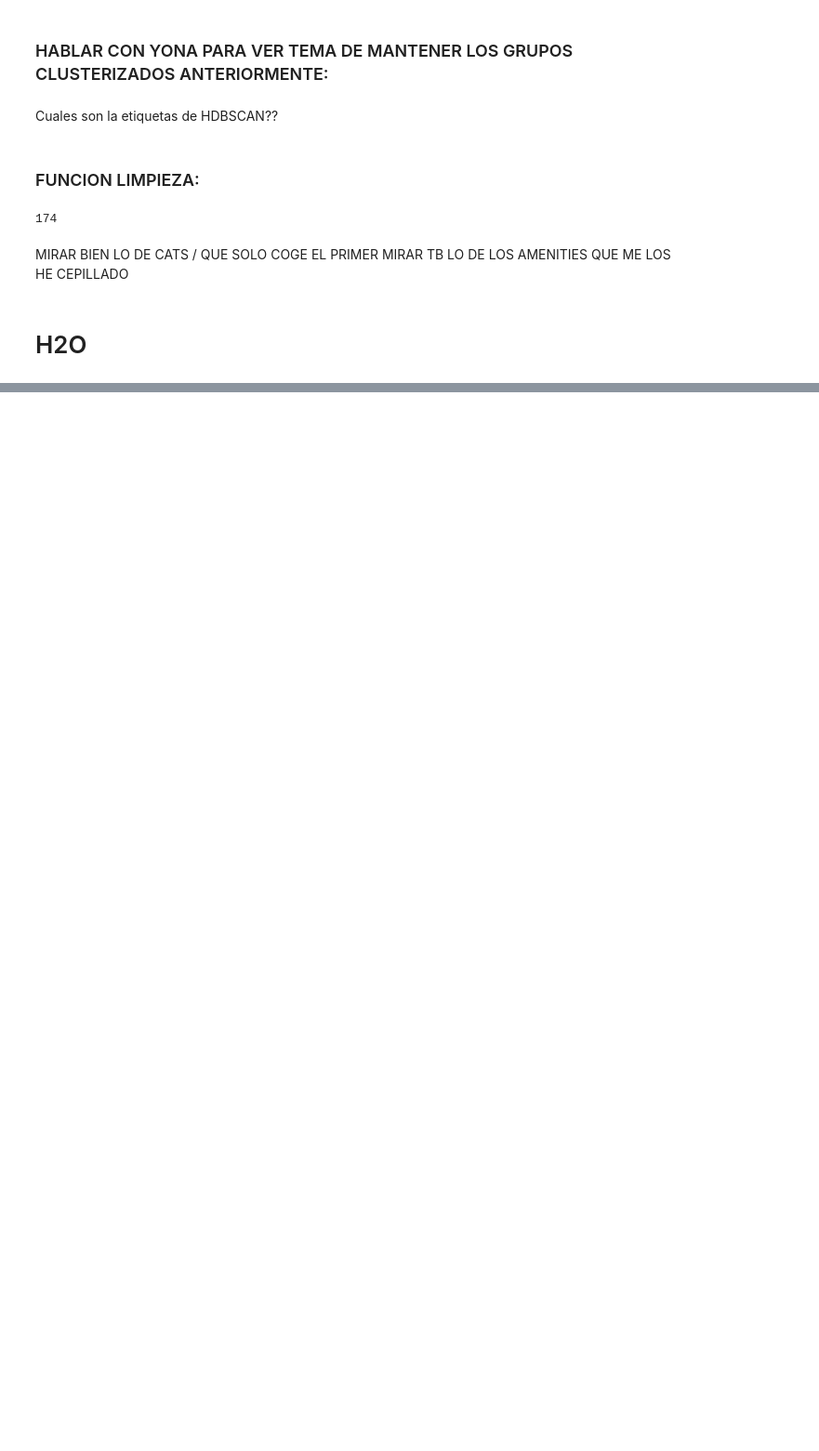
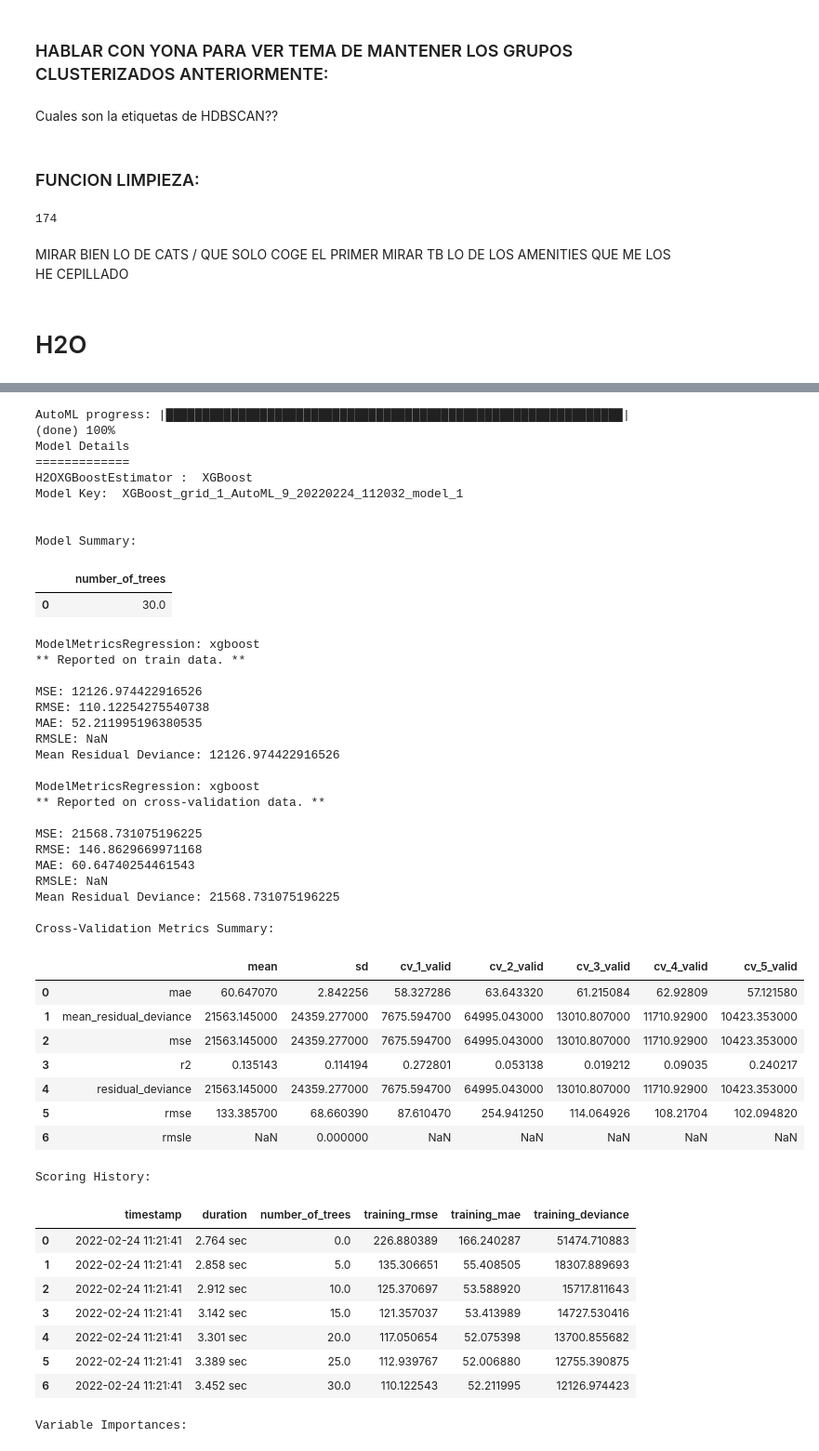
Before and after one commit to VictorPablo12/ML_kaggle_competition, a Jupyter notebook: LIMPIO.ipynb, the cells around one changed output, grey strips where cells are left out. Shown at 93% size. Saved outputs shown, nothing was run; the diff lists cells and outputs as text; code cells hidden in the pictures; blank space fills up the shorter version.

```diff
--- a/LIMPIO.ipynb
+++ b/LIMPIO.ipynb
@@ -248,5 +277,53 @@ splits = train_H2o.split_frame(ratios = [0.8], seed = 42) #Hacemos tts a pelo
 train = splits[0]
 test = splits[1]
 # %%
-aml = H2OAutoML(max_models=30, seed=1)
+aml = H2OAutoML(seed=1)
 aml.train(y = y, training_frame = train, leaderboard_frame = test)
+# %% [output]
+AutoML progress: |███████████████████████████████████████████████████████████████| (done) 100%
+Model Details
+=============
+H2OXGBoostEstimator :  XGBoost
+Model Key:  XGBoost_grid_1_AutoML_9_20220224_112032_model_1
+
+
+Model Summary:
+|  |  | number_of_trees |
+| 0 |  | 30.0 |
+ModelMetricsRegression: xgboost
+** Reported on train data. **
+
+MSE: 12126.974422916526
+RMSE: 110.12254275540738
+MAE: 52.211995196380535
+RMSLE: NaN
+Mean Residual Deviance: 12126.974422916526
+
+ModelMetricsRegression: xgboost
+** Reported on cross-validation data. **
+
+MSE: 21568.731075196225
+RMSE: 146.8629669971168
+MAE: 60.64740254461543
+RMSLE: NaN
+Mean Residual Deviance: 21568.731075196225
+
+Cross-Validation Metrics Summary:
+|  |  | mean | sd | cv_1_valid | cv_2_valid | cv_3_valid | cv_4_valid | cv_5_valid |
+| 0 | mae | 60.647070 | 2.842256 | 58.327286 | 63.643320 | 61.215084 | 62.92809 | 57.121580 |
+| 1 | mean_residual_deviance | 21563.145000 | 24359.277000 | 7675.594700 | 64995.043000 | 13010.807000 | 11710.92900 | 10423.353000 |
+| 2 | mse | 21563.145000 | 24359.277000 | 7675.594700 | 64995.043000 | 13010.807000 | 11710.92900 | 10423.353000 |
+| 3 | r2 | 0.135143 | 0.114194 | 0.272801 | 0.053138 | 0.019212 | 0.09035 | 0.240217 |
+| 4 | residual_deviance | 21563.145000 | 24359.277000 | 7675.594700 | 64995.043000 | 13010.807000 | 11710.92900 | 10423.353000 |
+| 5 | rmse | 133.385700 | 68.660390 | 87.610470 | 254.941250 | 114.064926 | 108.21704 | 102.094820 |
+| 6 | rmsle | NaN | 0.000000 | NaN | NaN | NaN | NaN | NaN |
+Scoring History:
+|  |  | timestamp | duration | number_of_trees | training_rmse | training_mae | training_deviance |
+| 0 |  | 2022-02-24 11:21:41 | 2.764 sec | 0.0 | 226.880389 | 166.240287 | 51474.710883 |
+| 1 |  | 2022-02-24 11:21:41 | 2.858 sec | 5.0 | 135.306651 | 55.408505 | 18307.889693 |
+| 2 |  | 2022-02-24 11:21:41 | 2.912 sec | 10.0 | 125.370697 | 53.588920 | 15717.811643 |
+| 3 |  | 2022-02-24 11:21:41 | 3.142 sec | 15.0 | 121.357037 | 53.413989 | 14727.530416 |
+| 4 |  | 2022-02-24 11:21:41 | 3.301 sec | 20.0 | 117.050654 | 52.075398 | 13700.855682 |
+| 5 |  | 2022-02-24 11:21:41 | 3.389 sec | 25.0 | 112.939767 | 52.006880 | 12755.390875 |
+| 6 |  | 2022-02-24 11:21:41 | 3.452 sec | 30.0 | 110.122543 | 52.211995 | 12126.974423 |
+Variable Importances:
```
Also changed, not shown: parts of 23 cells of this notebook, 1 other file.
